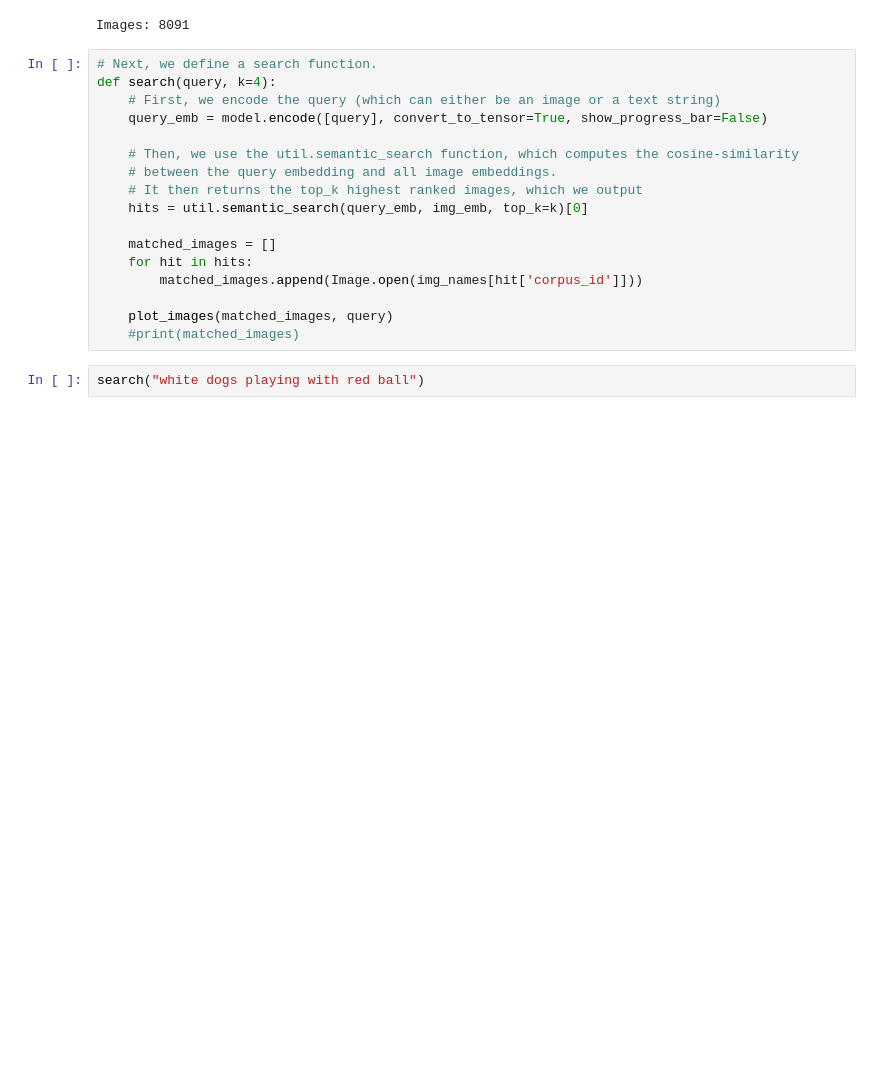
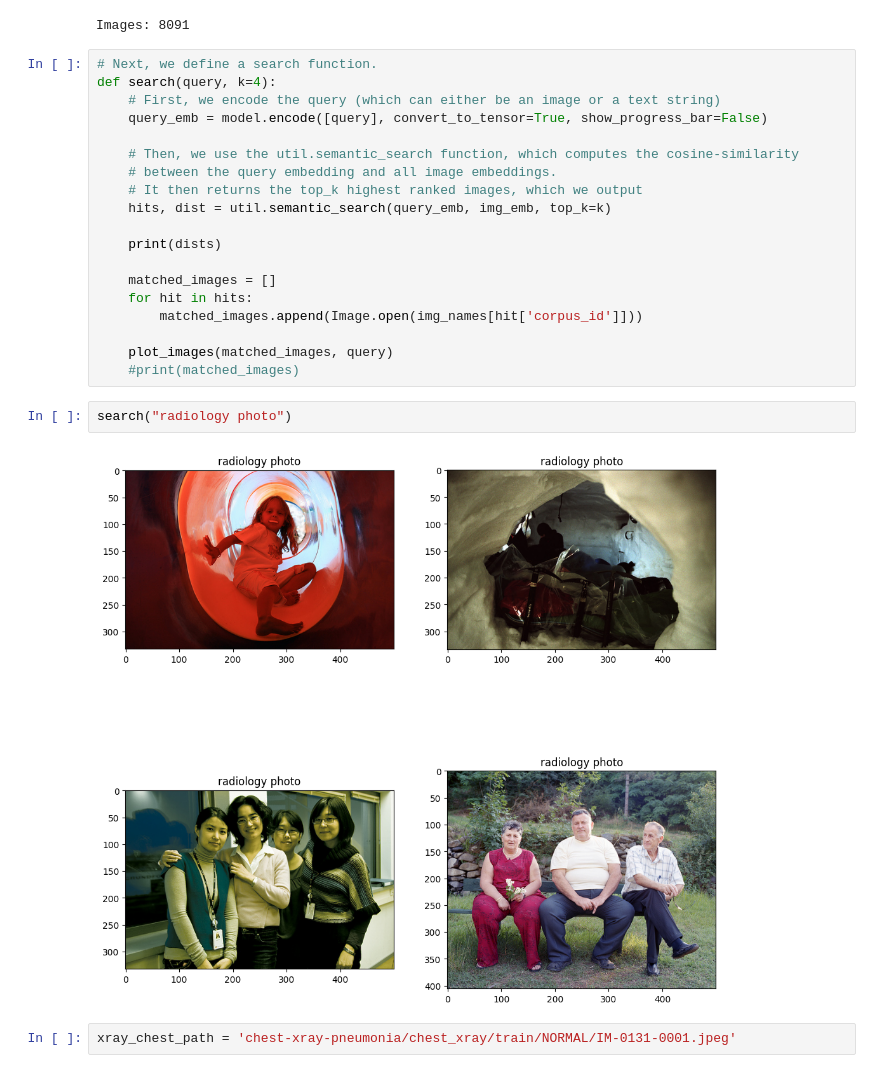
Before and after one commit to AlirezaSalehy/AlirezaSalehy, a Jupyter notebook: CLIP/CLIP.ipynb, the cells around one changed output. Saved outputs shown, nothing was run; the diff lists cells and outputs as text; blank space fills up the shorter version.

```diff
--- a/CLIP/CLIP.ipynb
+++ b/CLIP/CLIP.ipynb
@@ -96,7 +104,9 @@ def search(query, k=4):
     # Then, we use the util.semantic_search function, which computes the cosine-similarity
     # between the query embedding and all image embeddings.
     # It then returns the top_k highest ranked images, which we output
-    hits = util.semantic_search(query_emb, img_emb, top_k=k)[0]
+    hits, dist = util.semantic_search(query_emb, img_emb, top_k=k)
+
+    print(dists)
 
     matched_images = []
     for hit in hits:
@@ -104,5 +114,9 @@ def search(query, k=4):
 
     plot_images(matched_images, query)
     #print(matched_images)
-# %%
-search("white dogs playing with red ball")
+# %%
+search("radiology photo")
+# %% [output]
+[figure, added]
+# %%
+xray_chest_path = 'chest-xray-pneumonia/chest_xray/train/NORMAL/IM-0131-0001.jpeg'
```
Also changed, not shown: parts of 7 cells of this notebook.
